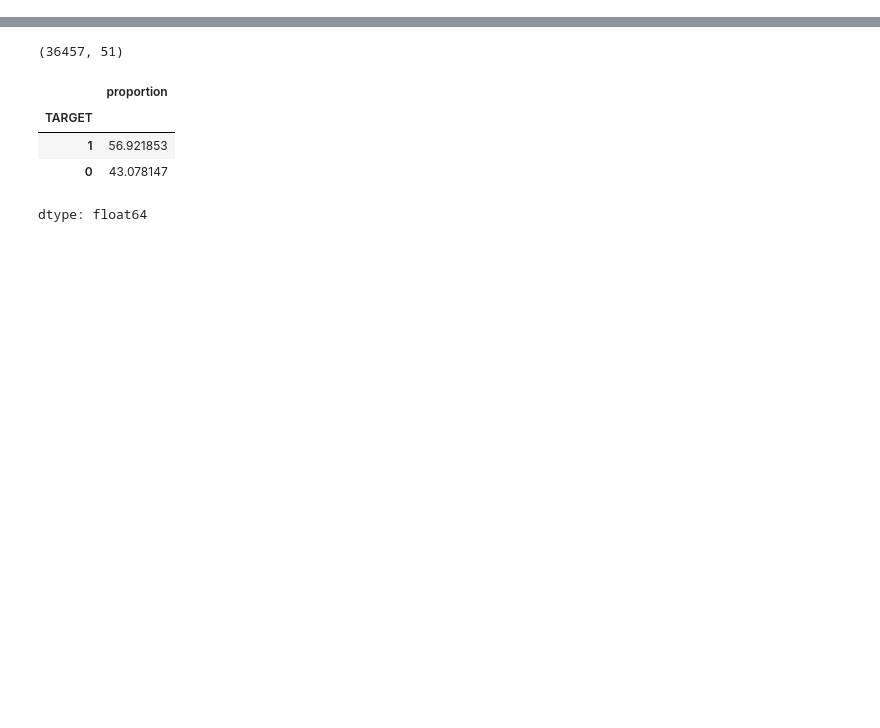
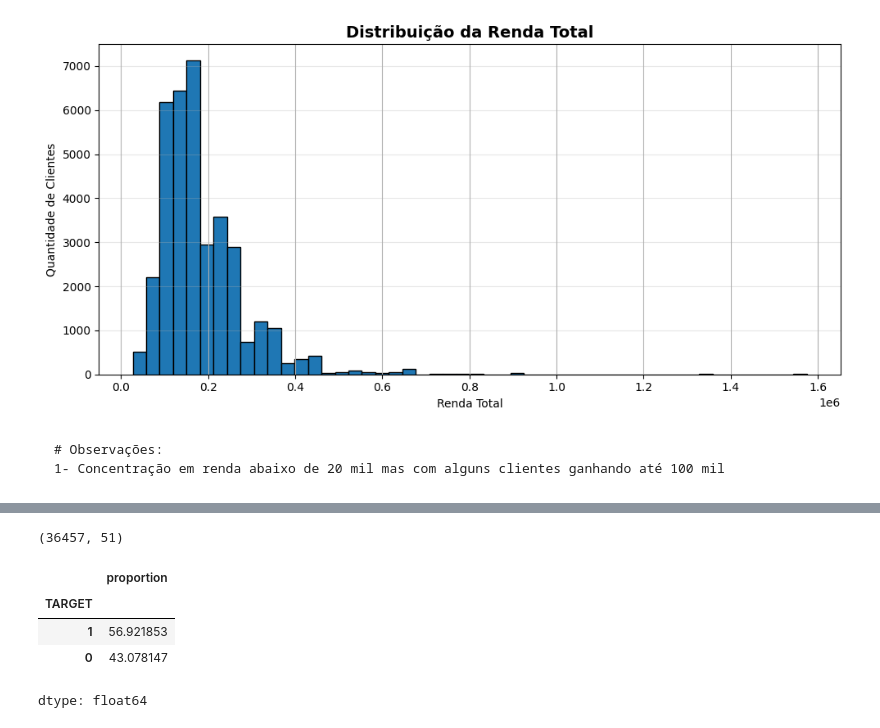
Before and after one commit to aalmeidaellen/postech-tech-challenge-fase2-grupoellen, a Jupyter notebook: notebooks/03_modelagem.ipynb, the cells around one changed output, grey strips where cells are left out. Saved outputs shown, nothing was run; the diff lists cells and outputs as text; code cells hidden in the pictures; blank space fills up the shorter version.

Commit message:
Update 03_modelagem.ipynb
particionamento do arquivo original

````diff
--- a/notebooks/03_modelagem.ipynb
+++ b/notebooks/03_modelagem.ipynb
@@ -2,0 +407,7 @@
+# %%
+#inner apenas clientes que possuem informações de cadastro + histórico de crédito com TARGET.
+df_model = df_application.merge(
+    TARGET3[['ID', 'TARGET']],
+    on='ID',
+    how='inner'
+)
@@ -2,0 +459,3 @@
+# %%
+#-excluir a variável ID, DAYS_BIRTH, DAYS_EMPLOYED, DAYS_EMPLOYED_CLEAN e'FLAG_MOBIL (todos os clientes têm celular)  do modelo
+df_modela = df_model.drop(columns=['ID', 'DAYS_BIRTH', 'DAYS_EMPLOYED', 'DAYS_EMPLOYED_CLEAN', 'FLAG_MOBIL']).copy()
@@ -2,0 +527,6 @@
+# %%
+#transformação binária da coluna FLAG_OWN_CAR (possui carro)
+df_modelb['FLAG_OWN_CAR'] = df_modelb['FLAG_OWN_CAR'].map({
+    'Y': 1,
+    'N': 0
+})
@@ -2,0 +542,6 @@
+# %%
+#transformação binária da coluna FLAG_OWN_REALTY (possui imóvel)
+df_modelb['FLAG_OWN_REALTY'] = df_modelb['FLAG_OWN_REALTY'].map({
+    'Y': 1,
+    'N': 0
+})
@@ -2,0 +562,25 @@
+# %%
+#identificando graficamente a distribuição de dados da renda
+import matplotlib.pyplot as plt
+
+plt.figure(figsize=(10, 5))
+
+df_modelb['AMT_INCOME_TOTAL'].hist(
+    bins=50,
+    edgecolor='black'
+)
+
+plt.title('Distribuição da Renda Total', fontsize=14, fontweight='bold')
+plt.xlabel('Renda Total')
+plt.ylabel('Quantidade de Clientes')
+plt.grid(axis='y', alpha=0.3)
+
+plt.tight_layout()
+plt.show()
+# %% [output]
+[figure, added]
+# %% [markdown]
+```
+# Observações:
+1- Concentração em renda abaixo de 20 mil mas com alguns clientes ganhando até 100 mil
+```
````
Also changed, not shown: parts of 66 cells of this notebook.
